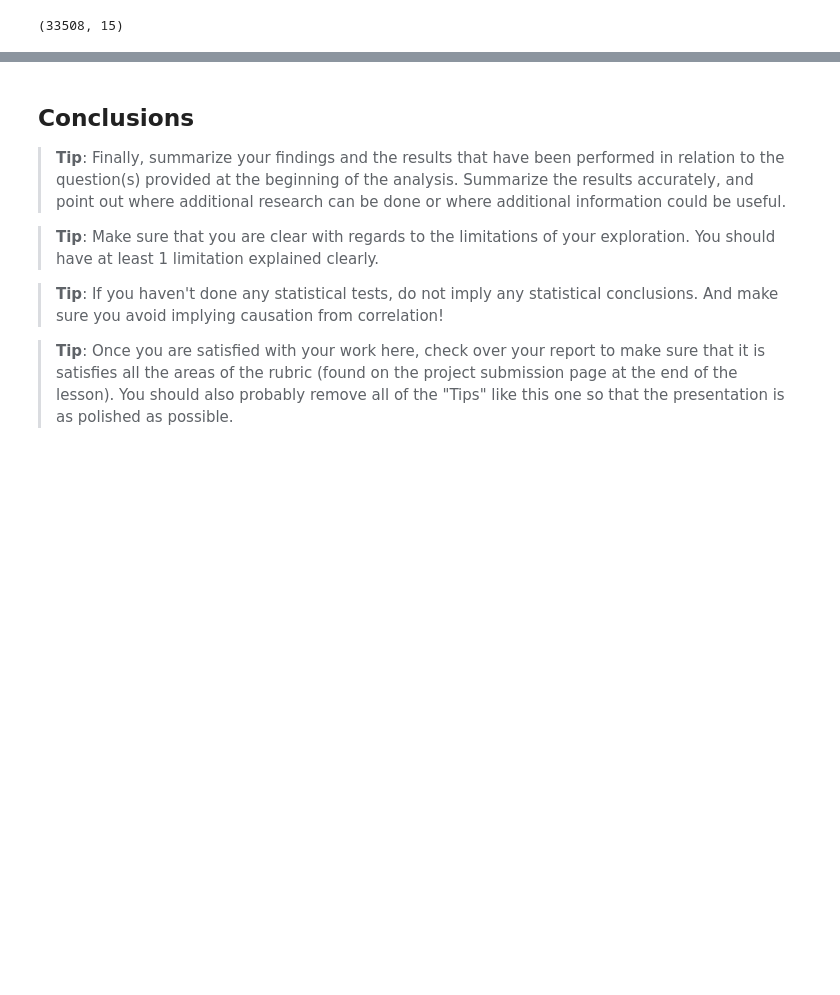
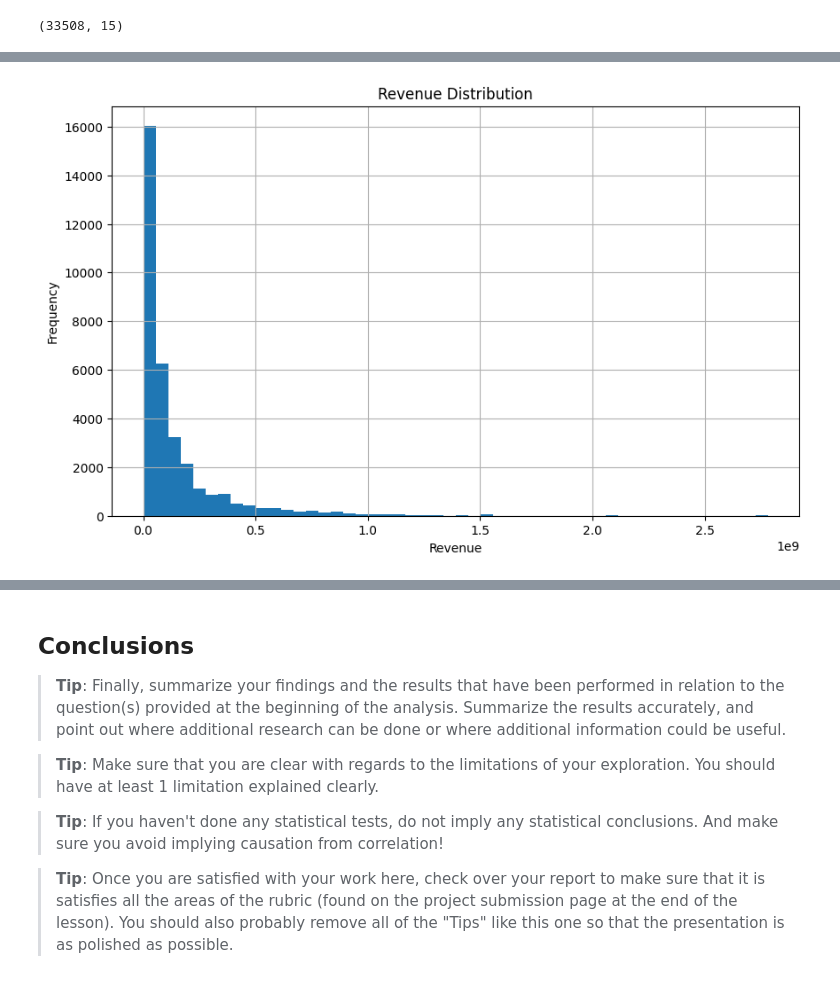
Before and after one commit to PrzemekJedruch/Project_Invest_Movies_Data, a Jupyter notebook: Investigate_a_Dataset.ipynb, the cells around one changed output, grey strips where cells are left out. Cells and saved outputs as stored; diff of their text form; code cells hidden in the pictures; blank space fills up the shorter version.

```diff
--- a/Investigate_a_Dataset.ipynb
+++ b/Investigate_a_Dataset.ipynb
@@ -312,0 +377,11 @@ df.head()
+# %%
+# Histogram of revenue
+plt.figure(figsize=(10, 6))
+df['revenue'].hist(bins=50)
+plt.title('Revenue Distribution')
+plt.xlabel('Revenue')
+plt.ylabel('Frequency')
+plt.grid(True)
+plt.show()
+# %% [output]
+[figure, added]
```
Also changed, not shown: parts of 28 cells of this notebook, 1 other file.
